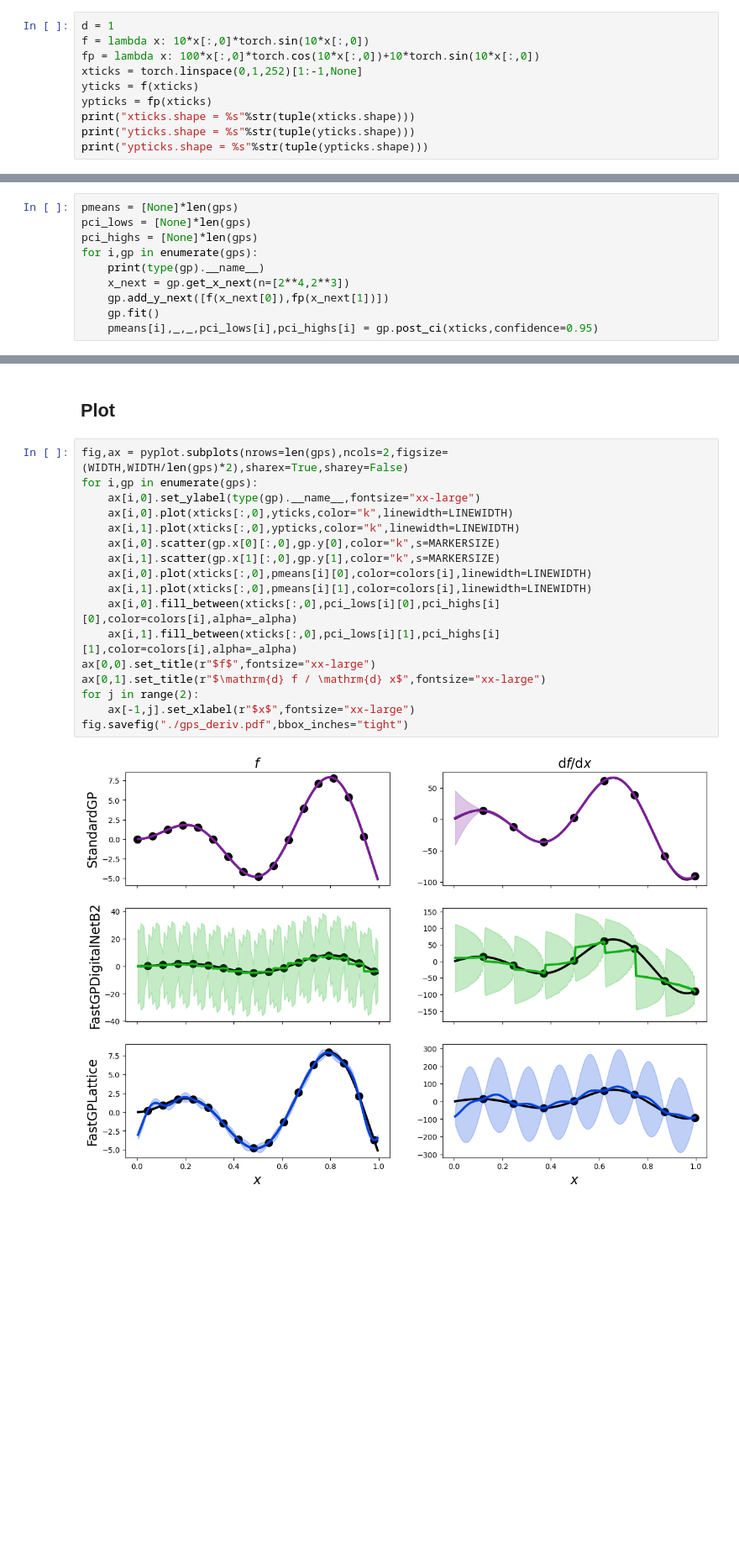
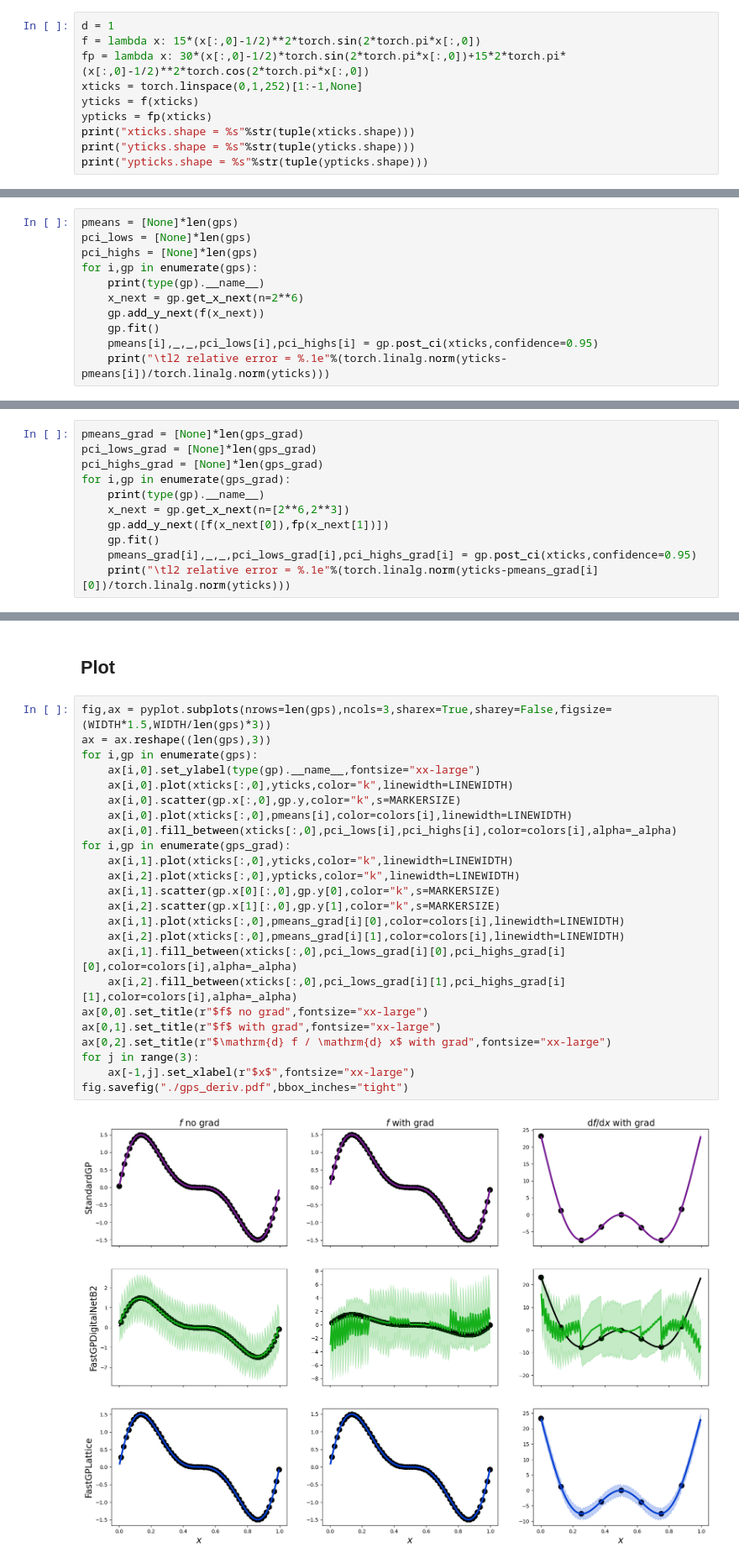
Before and after one commit to alegresor/fastgps, a Jupyter notebook: docs/examples/derivative_informed/compare_gps_plot.ipynb, the cells around one changed output, grey strips where cells are left out. Shown at 84% size. Drawn from its saved outputs; the diff is of its cells as text; blank space fills up the shorter version.

```diff
--- a/docs/examples/derivative_informed/compare_gps_plot.ipynb
+++ b/docs/examples/derivative_informed/compare_gps_plot.ipynb
@@ -20,8 +20,8 @@ MARKERSIZE = 100
 ## True Function
 # %%
 d = 1
-f = lambda x: 10*x[:,0]*torch.sin(10*x[:,0])
-fp = lambda x: 100*x[:,0]*torch.cos(10*x[:,0])+10*torch.sin(10*x[:,0])
+f = lambda x: 15*(x[:,0]-1/2)**2*torch.sin(2*torch.pi*x[:,0])
+fp = lambda x: 30*(x[:,0]-1/2)*torch.sin(2*torch.pi*x[:,0])+15*2*torch.pi*(x[:,0]-1/2)**2*torch.cos(2*torch.pi*x[:,0])
 xticks = torch.linspace(0,1,252)[1:-1,None]
 yticks = f(xticks)
 ypticks = fp(xticks)
@@ -61,10 +68,11 @@ pci_lows = [None]*len(gps)
 pci_highs = [None]*len(gps)
 for i,gp in enumerate(gps):
     print(type(gp).__name__)
-    x_next = gp.get_x_next(n=[2**4,2**3])
-    gp.add_y_next([f(x_next[0]),fp(x_next[1])])
+    x_next = gp.get_x_next(n=2**6)
+    gp.add_y_next(f(x_next))
     gp.fit()
     pmeans[i],_,_,pci_lows[i],pci_highs[i] = gp.post_ci(xticks,confidence=0.95)
+    print("\tl2 relative error = %.1e"%(torch.linalg.norm(yticks-pmeans[i])/torch.linalg.norm(yticks)))
 # %% [output]
 StandardGP
      iter of 5.0e+03 | NMLL       | norm term  | logdet term
@@ -85,0 +94,11 @@ StandardGP
+# %%
+pmeans_grad = [None]*len(gps_grad)
+pci_lows_grad = [None]*len(gps_grad)
+pci_highs_grad = [None]*len(gps_grad)
+for i,gp in enumerate(gps_grad):
+    print(type(gp).__name__)
+    x_next = gp.get_x_next(n=[2**6,2**3])
+    gp.add_y_next([f(x_next[0]),fp(x_next[1])])
+    gp.fit()
+    pmeans_grad[i],_,_,pci_lows_grad[i],pci_highs_grad[i] = gp.post_ci(xticks,confidence=0.95)
+    print("\tl2 relative error = %.1e"%(torch.linalg.norm(yticks-pmeans_grad[i][0])/torch.linalg.norm(yticks)))
@@ -86,21 +123,28 @@ StandardGP
 # %% [markdown]
 ## Plot
 # %%
-fig,ax = pyplot.subplots(nrows=len(gps),ncols=2,figsize=(WIDTH,WIDTH/len(gps)*2),sharex=True,sharey=False)
+fig,ax = pyplot.subplots(nrows=len(gps),ncols=3,sharex=True,sharey=False,figsize=(WIDTH*1.5,WIDTH/len(gps)*3))
+ax = ax.reshape((len(gps),3))
 for i,gp in enumerate(gps):
     ax[i,0].set_ylabel(type(gp).__name__,fontsize="xx-large")
     ax[i,0].plot(xticks[:,0],yticks,color="k",linewidth=LINEWIDTH)
-    ax[i,1].plot(xticks[:,0],ypticks,color="k",linewidth=LINEWIDTH)
-    ax[i,0].scatter(gp.x[0][:,0],gp.y[0],color="k",s=MARKERSIZE)
-    ax[i,1].scatter(gp.x[1][:,0],gp.y[1],color="k",s=MARKERSIZE)
-    ax[i,0].plot(xticks[:,0],pmeans[i][0],color=colors[i],linewidth=LINEWIDTH)
-    ax[i,1].plot(xticks[:,0],pmeans[i][1],color=colors[i],linewidth=LINEWIDTH)
-    ax[i,0].fill_between(xticks[:,0],pci_lows[i][0],pci_highs[i][0],color=colors[i],alpha=_alpha)
-    ax[i,1].fill_between(xticks[:,0],pci_lows[i][1],pci_highs[i][1],color=colors[i],alpha=_alpha)
-ax[0,0].set_title(r"$f$",fontsize="xx-large")
-ax[0,1].set_title(r"$\mathrm{d} f / \mathrm{d} x$",fontsize="xx-large")
-for j in range(2):
+    ax[i,0].scatter(gp.x[:,0],gp.y,color="k",s=MARKERSIZE)
+    ax[i,0].plot(xticks[:,0],pmeans[i],color=colors[i],linewidth=LINEWIDTH)
+    ax[i,0].fill_between(xticks[:,0],pci_lows[i],pci_highs[i],color=colors[i],alpha=_alpha)
+for i,gp in enumerate(gps_grad):
+    ax[i,1].plot(xticks[:,0],yticks,color="k",linewidth=LINEWIDTH)
+    ax[i,2].plot(xticks[:,0],ypticks,color="k",linewidth=LINEWIDTH)
+    ax[i,1].scatter(gp.x[0][:,0],gp.y[0],color="k",s=MARKERSIZE)
+    ax[i,2].scatter(gp.x[1][:,0],gp.y[1],color="k",s=MARKERSIZE)
+    ax[i,1].plot(xticks[:,0],pmeans_grad[i][0],color=colors[i],linewidth=LINEWIDTH)
+    ax[i,2].plot(xticks[:,0],pmeans_grad[i][1],color=colors[i],linewidth=LINEWIDTH)
+    ax[i,1].fill_between(xticks[:,0],pci_lows_grad[i][0],pci_highs_grad[i][0],color=colors[i],alpha=_alpha)
+    ax[i,2].fill_between(xticks[:,0],pci_lows_grad[i][1],pci_highs_grad[i][1],color=colors[i],alpha=_alpha)
+ax[0,0].set_title(r"$f$ no grad",fontsize="xx-large")
+ax[0,1].set_title(r"$f$ with grad",fontsize="xx-large")
+ax[0,2].set_title(r"$\mathrm{d} f / \mathrm{d} x$ with grad",fontsize="xx-large")
+for j in range(3):
     ax[-1,j].set_xlabel(r"$x$",fontsize="xx-large")
 fig.savefig("./gps_deriv.pdf",bbox_inches="tight")
 # %% [output]
-[figure, old version]
+[figure, new version]
```
Also changed, not shown: parts of 4 cells of this notebook.
